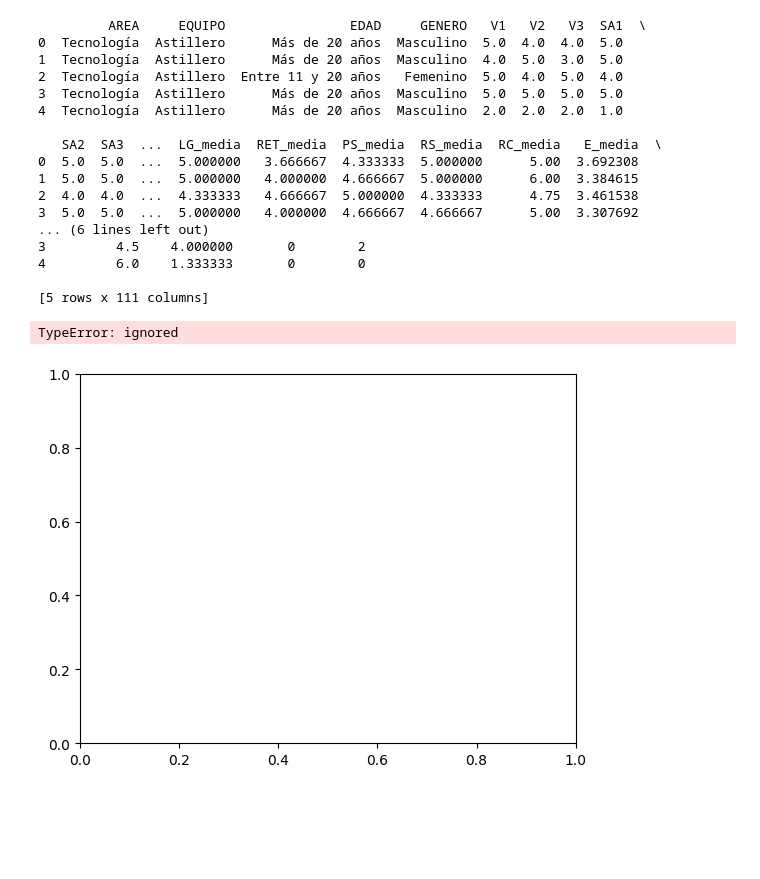
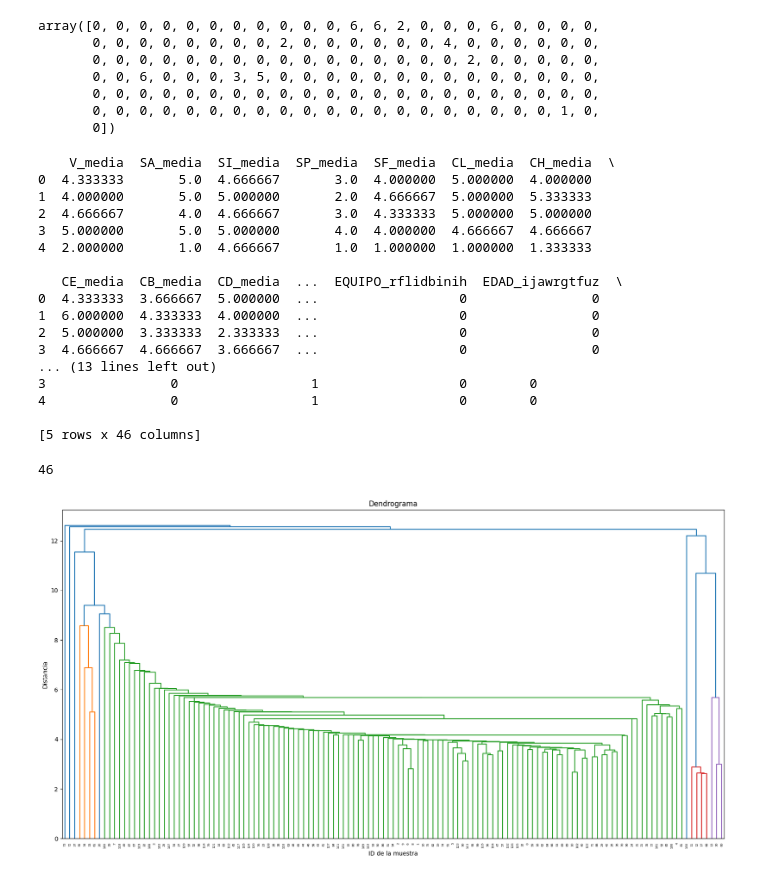
Before and after one commit to mbaroja/TFM, a Jupyter notebook: Agrupacion_jerarquica.ipynb, the cells around one changed output. Drawn from its saved outputs; the diff is of its cells as text; code cells hidden in the pictures; blank space fills up the shorter version.

```diff
--- a/Agrupacion_jerarquica.ipynb
+++ b/Agrupacion_jerarquica.ipynb
@@ -64,5 +69,6 @@ data_processed
 #Crear una matriz de características (feature matrix) a partir de los datos:
 X = data_processed.values
 # %%
-# Crea una instancia del algoritmo de agrupación jerárquica
-clustering = AgglomerativeClustering(n_clusters=5)
+# Crea una instancia del algoritmo de agrupación jerárquica AgglomerativeClustering
+modelAC = AgglomerativeClustering(n_clusters=7, metric='euclidean', linkage='single')
+clustersAC=modelAC.fit_predict(X)
@@ -72,35 +75,38 @@ clusters=clustering.fit_predict(data_processed)
+# %%
+clustersAC
+# %% [output]
+array([0, 0, 0, 0, 0, 0, 0, 0, 0, 0, 0, 6, 6, 2, 0, 0, 0, 6, 0, 0, 0, 0,
+       0, 0, 0, 0, 0, 0, 0, 0, 2, 0, 0, 0, 0, 0, 0, 4, 0, 0, 0, 0, 0, 0,
+       0, 0, 0, 0, 0, 0, 0, 0, 0, 0, 0, 0, 0, 0, 0, 0, 2, 0, 0, 0, 0, 0,
+       0, 0, 6, 0, 0, 0, 3, 5, 0, 0, 0, 0, 0, 0, 0, 0, 0, 0, 0, 0, 0, 0,
+       0, 0, 0, 0, 0, 0, 0, 0, 0, 0, 0, 0, 0, 0, 0, 0, 0, 0, 0, 0, 0, 0,
+       0, 0, 0, 0, 0, 0, 0, 0, 0, 0, 0, 0, 0, 0, 0, 0, 0, 0, 0, 0, 1, 0,
+       0])
 # %%
 
 # Obtén las etiquetas de los clusteres asignados a cada fila
-etiquetas = clustering.labels_
+etiquetas = modelAC.labels_
 
 # Agrega las etiquetas al DataFrame original
-df['Cluster'] = etiquetas
+data_processed['Cluster'] = etiquetas
 
 # Muestra los resultados
-print(df.head())
+print(data_processed.head())
 # %% [output]
-         AREA     EQUIPO                EDAD     GENERO   V1   V2   V3  SA1  \
-0  Tecnología  Astillero      Más de 20 años  Masculino  5.0  4.0  4.0  5.0
-1  Tecnología  Astillero      Más de 20 años  Masculino  4.0  5.0  3.0  5.0
-2  Tecnología  Astillero  Entre 11 y 20 años   Femenino  5.0  4.0  5.0  4.0
-3  Tecnología  Astillero      Más de 20 años  Masculino  5.0  5.0  5.0  5.0
-4  Tecnología  Astillero      Más de 20 años  Masculino  2.0  2.0  2.0  1.0
+    V_media  SA_media  SI_media  SP_media  SF_media  CL_media  CH_media  \
+0  4.333333       5.0  4.666667       3.0  4.000000  5.000000  4.000000
+1  4.000000       5.0  5.000000       2.0  4.666667  5.000000  5.333333
+2  4.666667       4.0  4.666667       3.0  4.333333  5.000000  5.000000
+3  5.000000       5.0  5.000000       4.0  4.000000  4.666667  4.666667
+4  2.000000       1.0  4.666667       1.0  1.000000  1.000000  1.333333
 
-   SA2  SA3  ...  LG_media  RET_media  PS_media  RS_media  RC_media   E_media  \
-0  5.0  5.0  ...  5.000000   3.666667  4.333333  5.000000      5.00  3.692308
-1  5.0  5.0  ...  5.000000   4.000000  4.666667  5.000000      6.00  3.384615
-2  4.0  4.0  ...  4.333333   4.666667  5.000000  4.333333      4.75  3.461538
-3  5.0  5.0  ...  5.000000   4.000000  4.666667  4.666667      5.00  3.307692
-... (6 lines left out)
-3         4.5    4.000000       0        2
-4         6.0    1.333333       0        0
+   CE_media  CB_media  CD_media  ...  EQUIPO_rflidbinih  EDAD_ijawrgtfuz  \
+0  4.333333  3.666667  5.000000  ...                  0                0
+1  6.000000  4.333333  4.000000  ...                  0                0
+2  5.000000  3.333333  2.333333  ...                  0                0
+3  4.666667  4.666667  3.666667  ...                  0                0
+... (13 lines left out)
+3                0                 1                  0        0
+4                0                 1                  0        0
 
-[5 rows x 111 columns]
+[5 rows x 46 columns]
-# %%
-# Dibuja el scatter plot con los clusters asignados
-plt.scatter(df.iloc[:, 0], df.iloc[:, 1], c=clusters, cmap='viridis')
-plt.show()
-# %% [output]
-TypeError: ignored
-[figure, removed]
@@ -108,0 +113,20 @@ plt.show()  # Muestra el scatter plot final
+# %%
+num_features=data_processed.shape[1]
+num_features
+# %% [output]
+46
+# %%
+# Calcular la matriz de enlace
+linkage_matrix = linkage(data_processed, method='single')
+
+# Mostrar el dendrograma
+plt.figure(figsize=(20, 10))
+dendrogram(linkage_matrix)
+
+plt.title('Dendrograma')
+plt.xlabel('ID de la muestra')
+plt.ylabel('Distancia')
+
+plt.show()
+# %% [output]
+[figure, added]
```
Also changed, not shown: parts of 15 cells of this notebook.
